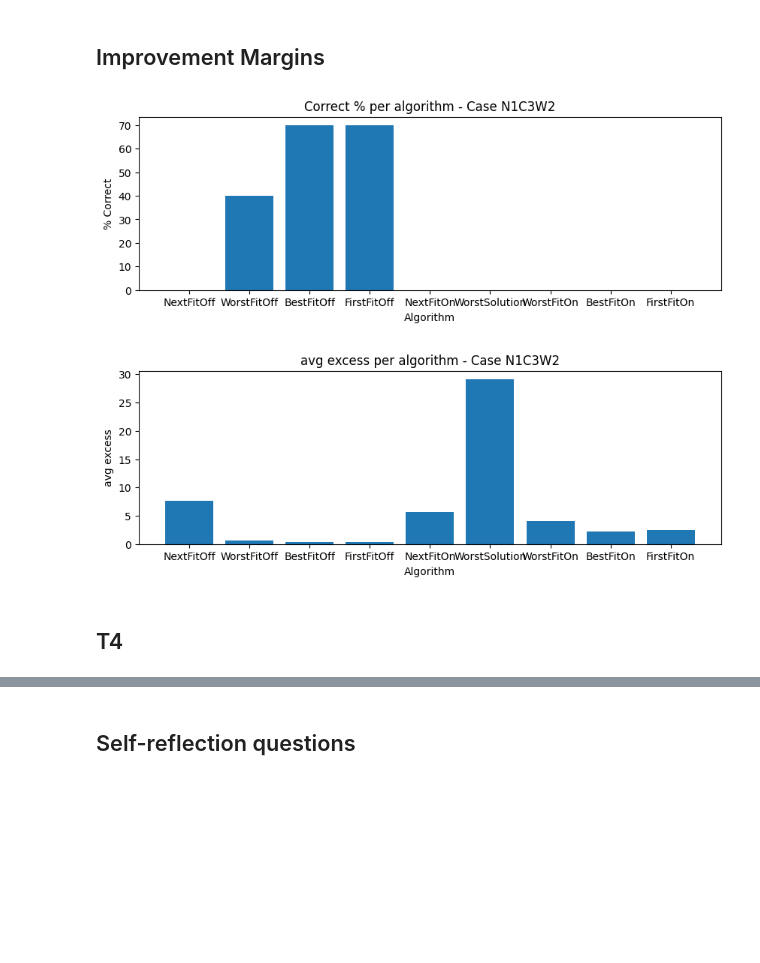
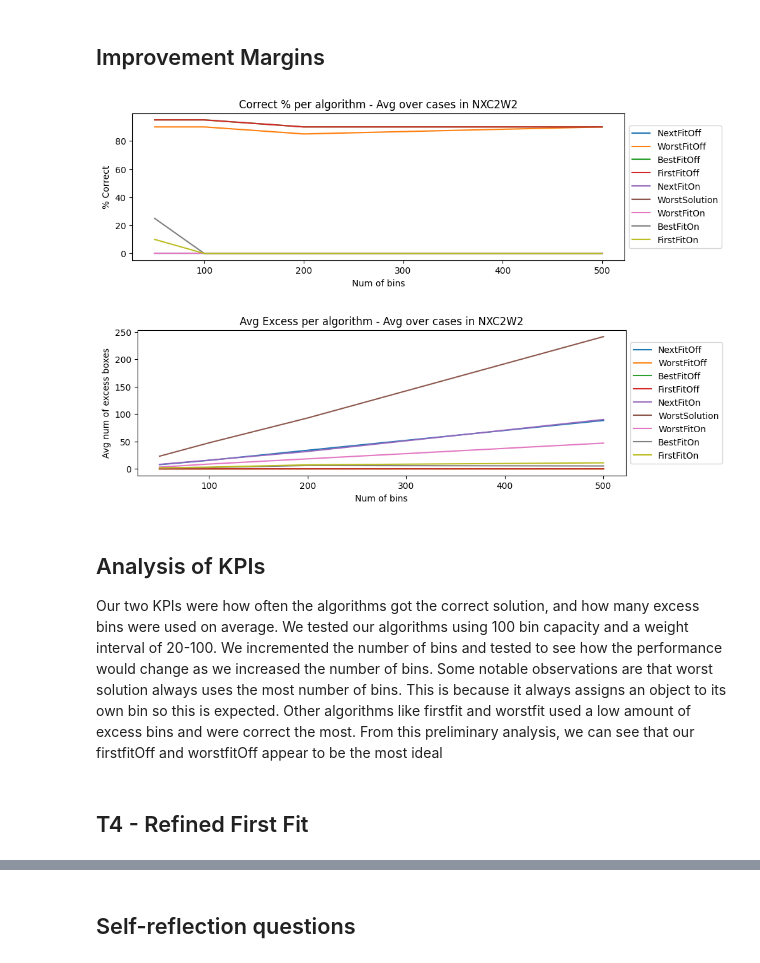
Before and after one commit to jinalkast/Bin-Packing, a Jupyter notebook: report.ipynb, the cells around one changed output, grey strips where cells are left out. Drawn from its saved outputs; the diff is of its cells as text; code cells hidden in the pictures; blank space fills up the shorter version.

Commit message:
Graphed T4

```diff
--- a/report.ipynb
+++ b/report.ipynb
@@ -219,21 +233,36 @@ cases = list_case_files(CASES)
 #     print()
 # %%
 plt.figure(figsize=(10,3))
-plt.bar([i for i in correct_percentage], correct_percentage.values())
-plt.xlabel('Algorithm')
+
+for i in correct_percentage_fifety:
+    plt.plot([50,100,200,500],[correct_percentage_fifety[i],correct_percentage_hundred[i],correct_percentage_twohundred[i],correct_percentage_fivehundred[i]], label = i)
+
+plt.locator_params(axis='x', nbins=5)
+plt.xlabel('Num of bins')
 plt.ylabel('% Correct')
-plt.title('Correct % per algorithm - Case N1C3W2')
+plt.title('Correct % per algorithm - Avg over cases in NXC2W2')
+plt.legend(loc='center left', bbox_to_anchor=(1, 0.5))
 plt.show()
 # %% [output]
-[figure, old version]
+[figure, new version]
 # %%
 plt.figure(figsize=(10,3))
-plt.bar([i for i in avg_excess], avg_excess.values())
-plt.xlabel('Algorithm')
-plt.ylabel('avg excess')
-plt.title('avg excess per algorithm - Case N1C3W2')
+
+for i in avg_excess_fifety:
+    plt.plot([50,100,200,500],[avg_excess_fifety[i],avg_excess_hundred[i],avg_excess_twohundred[i],avg_excess_fivehundred[i]], label = i)
+
+plt.locator_params(axis='x', nbins=5)
+plt.xlabel('Num of bins')
+plt.ylabel('Avg num of excess boxes')
+plt.title('Avg Excess per algorithm - Avg over cases in NXC2W2')
+plt.legend(loc='center left', bbox_to_anchor=(1, 0.5))
 plt.show()
 # %% [output]
-[figure, old version]
+[figure, new version]
+# %% [markdown]
+## Analysis of KPIs
+Our two KPIs were how often the algorithms got the correct solution, and how many excess bins were used on average. We tested our algorithms using 100 bin capacity and a weight interval of 20-100.
+We incremented the number of bins and tested to see how the performance would change as we increased the number of bins.
+Some notable observations are that worst solution always uses the most number of bins. This is because it always assigns an object to its own bin so this is expected. Other algorithms like firstfit and worstfit used a low amount of excess bins and were correct the most. From this preliminary analysis, we can see that our firstfitOff and worstfitOff appear to be the most ideal
 # %% [markdown]
-## T4
+## T4 - Refined First Fit
```
Also changed, not shown: parts of 12 cells of this notebook, 10 other files.
